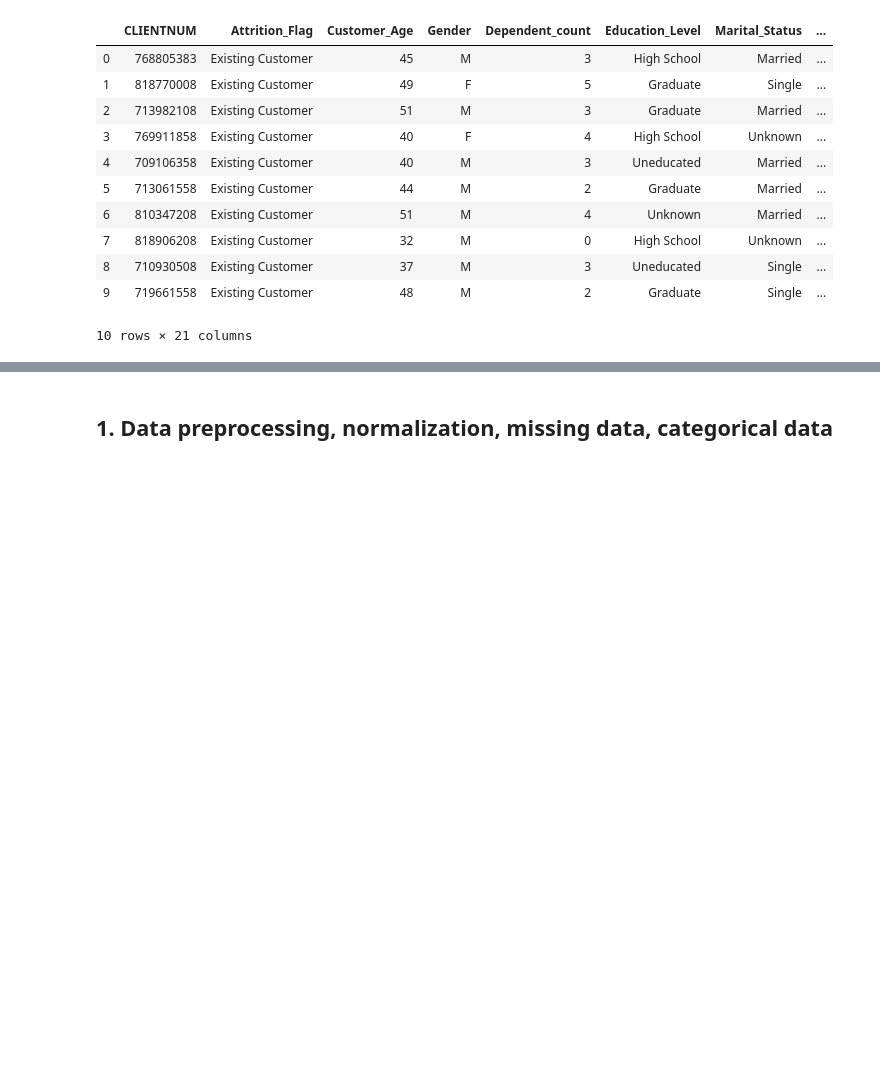
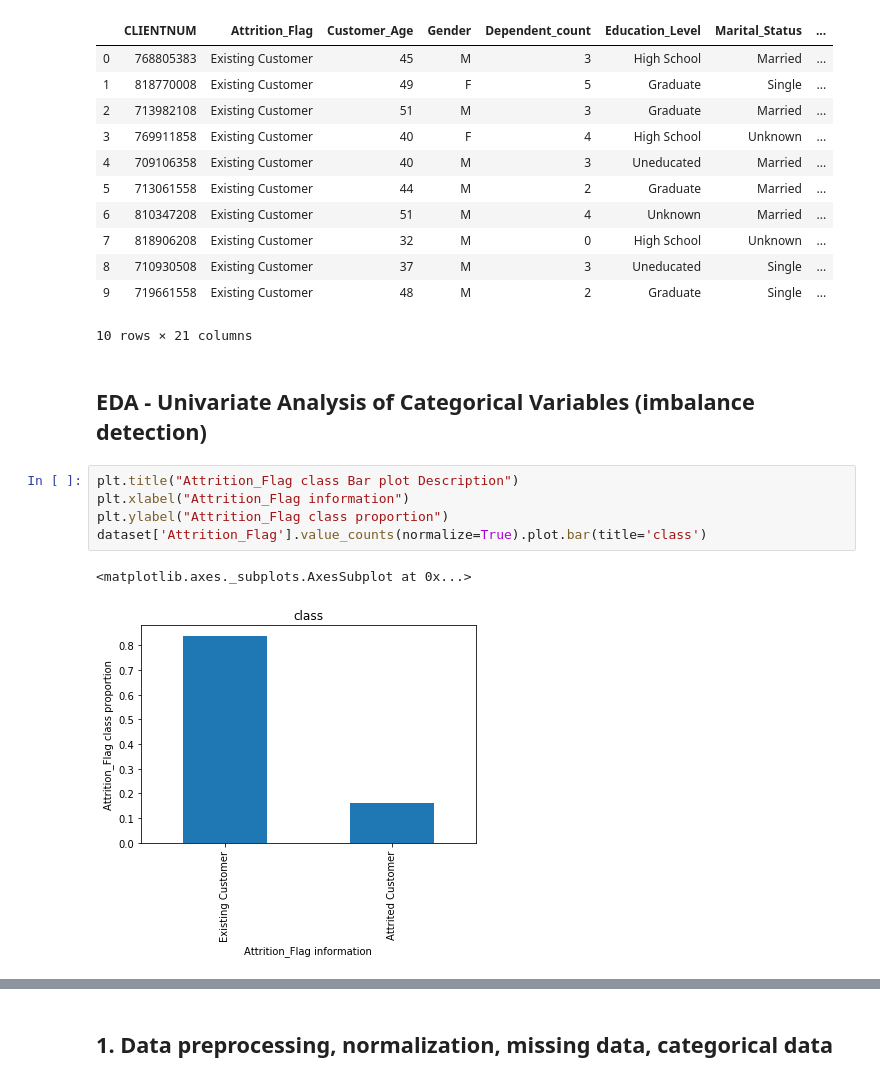
Before and after one commit to Elena-Chikara/Banking-churn-prediction-for-marketing-purposes, a Jupyter notebook: Bank_template.ipynb, the cells around one changed output, grey strips where cells are left out. Cells and saved outputs as stored; diff of their text form; blank space fills up the shorter version.

```diff
--- a/Bank_template.ipynb
+++ b/Bank_template.ipynb
@@ -125,3 +125,13 @@ dataset.head(10)
 | 8 | 710930508 | Existing Customer | 37 | M | 3 | Uneducated | Single | ... |
 | 9 | 719661558 | Existing Customer | 48 | M | 2 | Graduate | Single | ... |
 10 rows × 21 columns
+# %% [markdown]
+## EDA - Univariate Analysis of Categorical Variables (imbalance detection)
+# %%
+plt.title("Attrition_Flag class Bar plot Description")
+plt.xlabel("Attrition_Flag information")
+plt.ylabel("Attrition_Flag class proportion")
+dataset['Attrition_Flag'].value_counts(normalize=True).plot.bar(title='class')
+# %% [output]
+<matplotlib.axes._subplots.AxesSubplot at 0x...>
+[figure, added]
```
Also changed, not shown: parts of 31 cells of this notebook.
